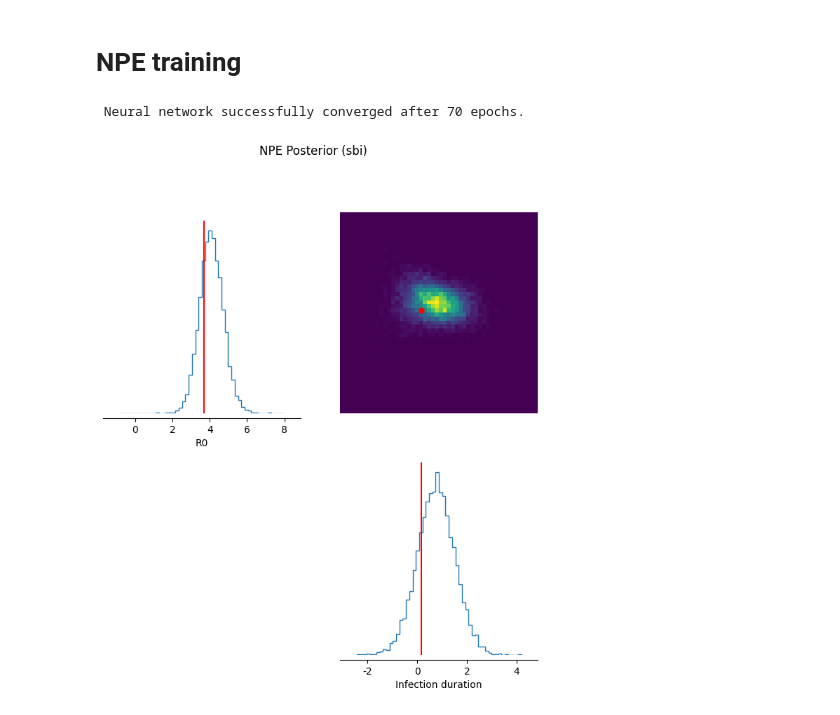
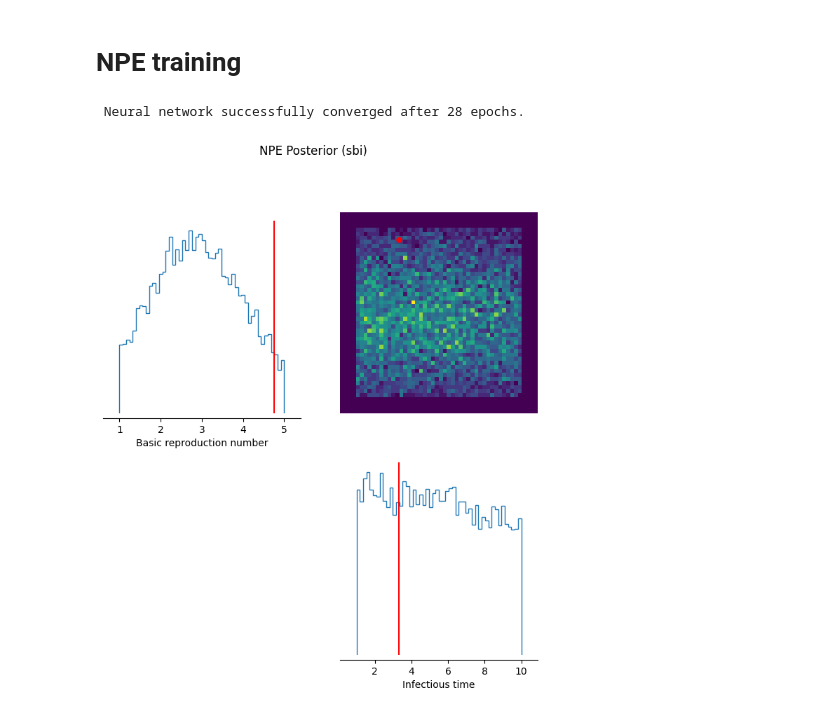
Before and after one commit to vgarot/sbi-hackathon-2026, a Jupyter notebook: models/sequence-alignments/gdoussonlys.ipynb, the cells around one changed output. Drawn from its saved outputs; the diff is of its cells as text; code cells hidden in the pictures.

```diff
--- a/models/sequence-alignments/gdoussonlys.ipynb
+++ b/models/sequence-alignments/gdoussonlys.ipynb
@@ -3,23 +6,27 @@
+# %%
+from sbi.utils import BoxUniform
+
+lower_bound = torch.as_tensor([1.0, 1.0])
+upper_bound = torch.as_tensor([5.0, 10.0])
+prior = BoxUniform(low=lower_bound, high=upper_bound)
 # %%
-import numpy as np
-import torch
-
 from teddy.data.Alphabet import Alphabet
-from teddy.data.dataset import *
+from teddy.data.dataset import MsaLabels
 
 alphabet = Alphabet(["A", "C", "G", "T"])
-sims = MsaLabels("data/seq", alphabet)
+simulations = MsaLabels("data/seq", alphabet)
 
+param_labels = ["Basic reproduction number", "Infectious time"]
 theta, x = [], []
 
-theta_0 = torch.Tensor(sims[0][1])
-x_0 = torch.flatten(torch.Tensor(sims[0][0][0]))
+theta_0 = torch.Tensor(simulations[0][1])
+x_0 = torch.flatten(torch.Tensor(simulations[0][0][0]))
 
-for k_sim, sim in enumerate(sims):
-    if k_sim == 0:
+for index, simulation in enumerate(simulations):
+    if index == 0:
         continue
-    theta.append(sim[1])
-    x.append(sim[0][0])
+    theta.append(simulation[1])
+    x.append(simulation[0][0])
 
 theta = torch.Tensor(np.array(theta))
 x = torch.flatten(torch.Tensor(np.array(x)), start_dim=1)
@@ -28,31 +35,29 @@ x = torch.flatten(torch.Tensor(np.array(x)), start_dim=1)
 # %%
 from sbi.inference import NPE
 
-npe = NPE()
+npe = NPE(prior=prior)
 npe.append_simulations(theta, x)
 npe.train()
 
 posterior = npe.build_posterior()
 samples = posterior.sample((10_000,), x=x_0)
 # %% [output]
- Neural network successfully converged after 70 epochs.
+ Neural network successfully converged after 28 epochs.
 # %%
 import matplotlib.pyplot as plt
 from sbi.analysis import pairplot
-
-param_labels = ["R0", "Infection duration"]
 
 fig, axes = pairplot(
     samples,
     labels=param_labels,
     figsize=(8, 8),
     points=theta_0,
     points_colors="r",
 )
 plt.suptitle("NPE Posterior (sbi)", y=1.02)
 plt.show()
 # %% [output]
-[figure, old version]
+[figure, new version]
 # %%
 from sbi.inference import NPE
 from sbi.neural_nets import posterior_nn
```
Also changed, not shown: parts of 5 cells of this notebook.
